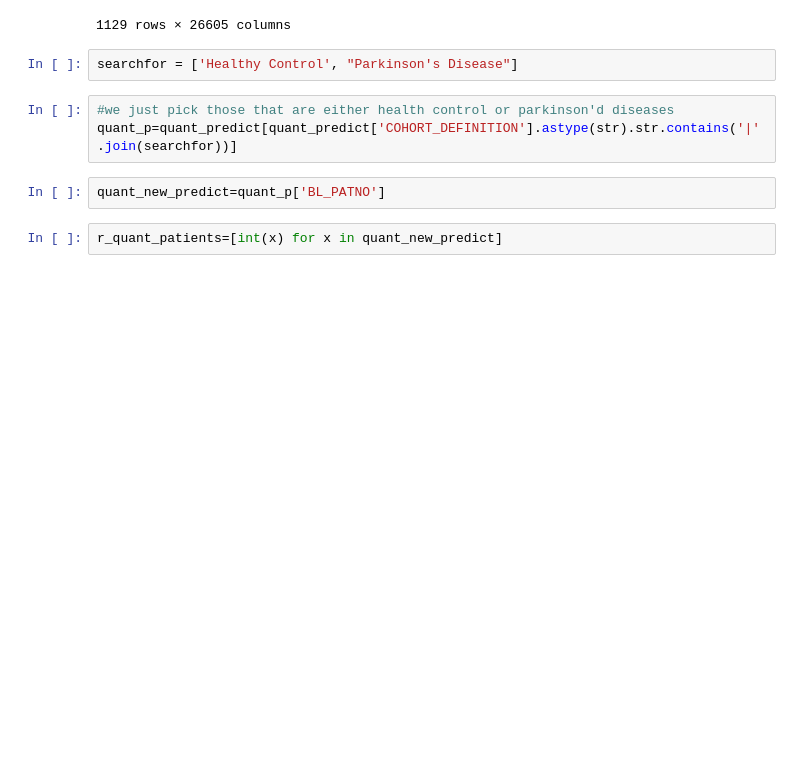
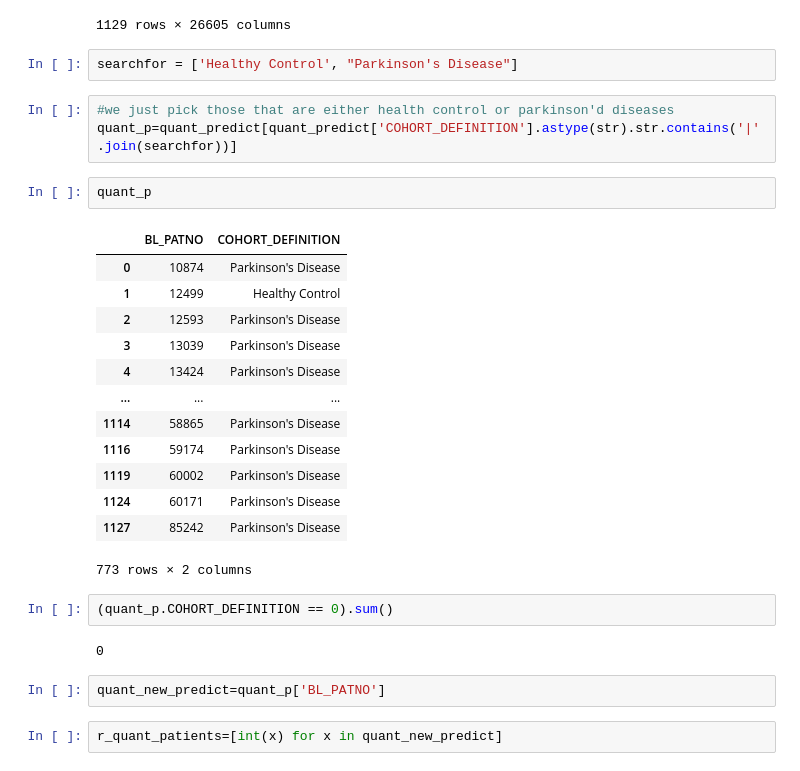
Before and after one commit to zainabnazari/ppmi, a Jupyter notebook: xgboost/counts_validations_4.ipynb, the cells around one changed output. Cells and saved outputs as stored; diff of their text form; blank space fills up the shorter version.

```diff
--- a/xgboost/counts_validations_4.ipynb
+++ b/xgboost/counts_validations_4.ipynb
@@ -150,6 +150,26 @@ searchfor = ['Healthy Control', "Parkinson's Disease"]
 # %%
 #we just pick those that are either health control or parkinson'd diseases
 quant_p=quant_predict[quant_predict['COHORT_DEFINITION'].astype(str).str.contains('|'.join(searchfor))]
+# %%
+quant_p
+# %% [output]
+|  | BL_PATNO | COHORT_DEFINITION |
+| 0 | 10874 | Parkinson's Disease |
+| 1 | 12499 | Healthy Control |
+| 2 | 12593 | Parkinson's Disease |
+| 3 | 13039 | Parkinson's Disease |
+| 4 | 13424 | Parkinson's Disease |
+| ... | ... | ... |
+| 1114 | 58865 | Parkinson's Disease |
+| 1116 | 59174 | Parkinson's Disease |
+| 1119 | 60002 | Parkinson's Disease |
+| 1124 | 60171 | Parkinson's Disease |
+| 1127 | 85242 | Parkinson's Disease |
+773 rows × 2 columns
+# %%
+(quant_p.COHORT_DEFINITION == 0).sum()
+# %% [output]
+0
 # %%
 quant_new_predict=quant_p['BL_PATNO']
 # %%
```
Also changed, not shown: parts of 17 cells of this notebook, 2 other files.
